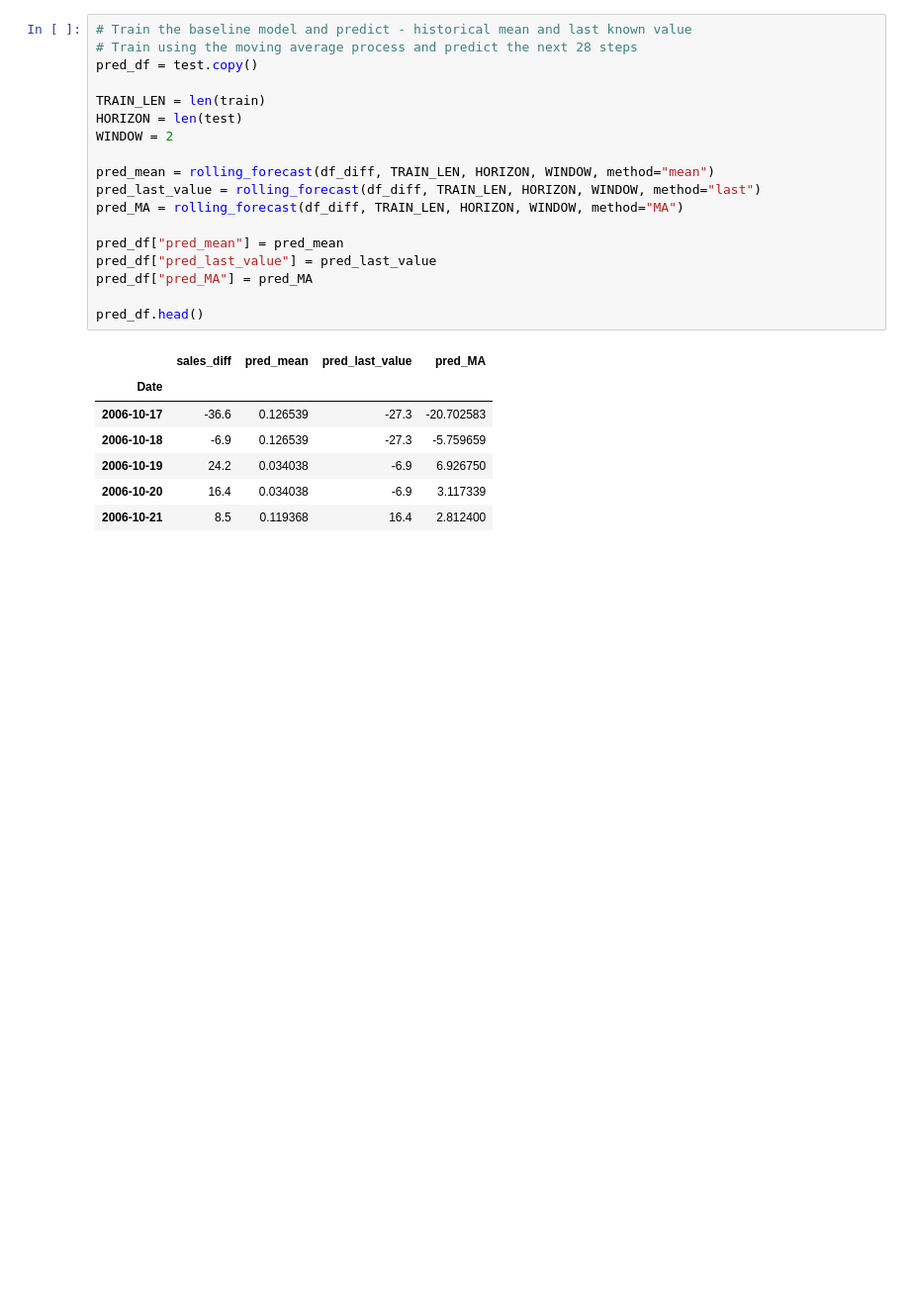
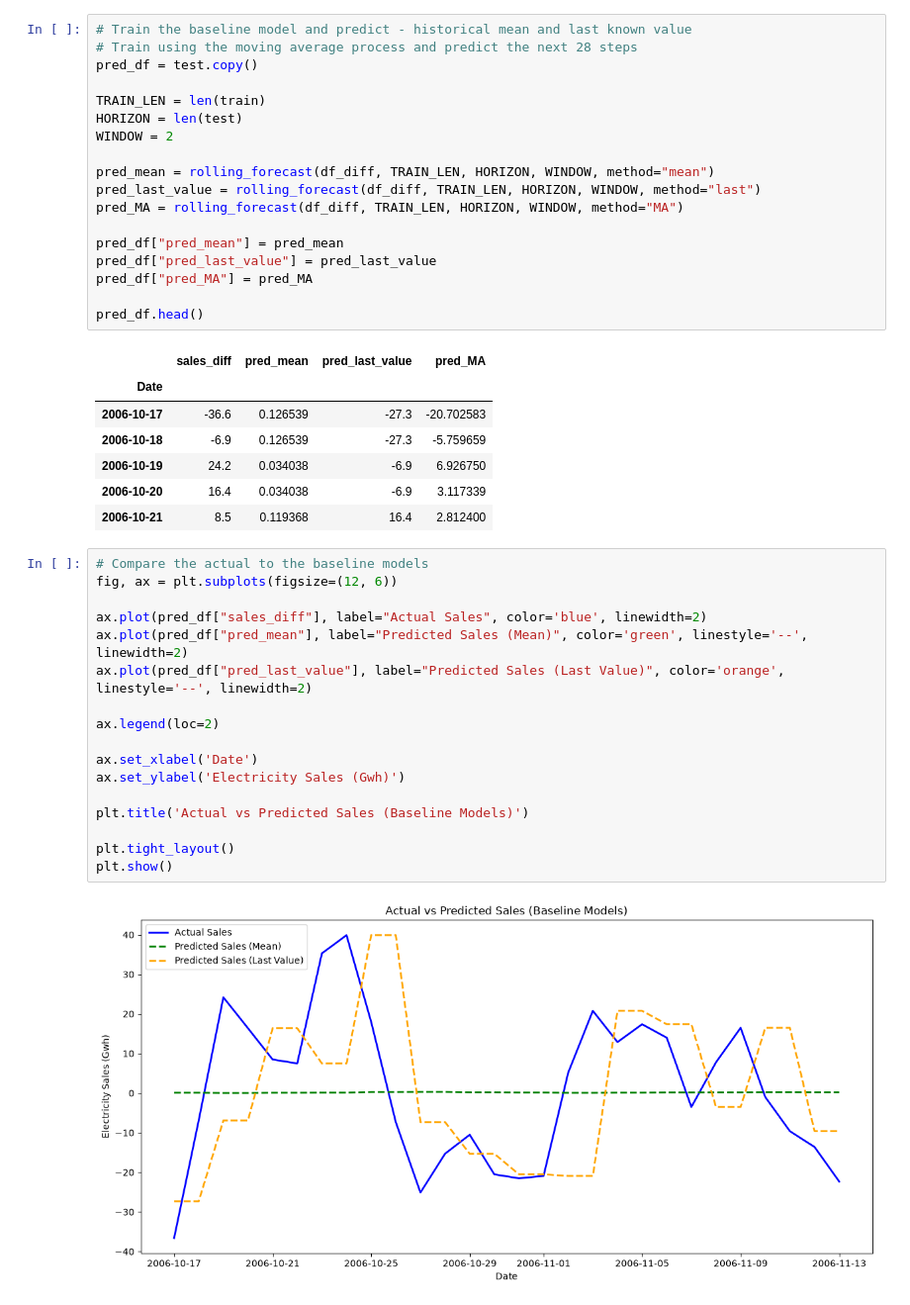
Before and after one commit to michaelhudson2205/INFO3022_Practicals, a Jupyter notebook: P4_2_Moving_Average.ipynb, the cells around one changed output. Shown at 99% size. Cells and saved outputs as stored; diff of their text form; blank space fills up the shorter version.

```diff
--- a/P4_2_Moving_Average.ipynb
+++ b/P4_2_Moving_Average.ipynb
@@ -301,3 +301,22 @@ pred_df.head()
 | 2006-10-19 | 24.2 | 0.034038 | -6.9 | 6.926750 |
 | 2006-10-20 | 16.4 | 0.034038 | -6.9 | 3.117339 |
 | 2006-10-21 | 8.5 | 0.119368 | 16.4 | 2.812400 |
+# %%
+# Compare the actual to the baseline models
+fig, ax = plt.subplots(figsize=(12, 6))
+
+ax.plot(pred_df["sales_diff"], label="Actual Sales", color='blue', linewidth=2)
+ax.plot(pred_df["pred_mean"], label="Predicted Sales (Mean)", color='green', linestyle='--', linewidth=2)
+ax.plot(pred_df["pred_last_value"], label="Predicted Sales (Last Value)", color='orange', linestyle='--', linewidth=2)
+
+ax.legend(loc=2)
+
+ax.set_xlabel('Date')
+ax.set_ylabel('Electricity Sales (Gwh)')
+
+plt.title('Actual vs Predicted Sales (Baseline Models)')
+
+plt.tight_layout()
+plt.show()
+# %% [output]
+[figure, added]
```
Also changed, not shown: parts of 8 cells of this notebook.
